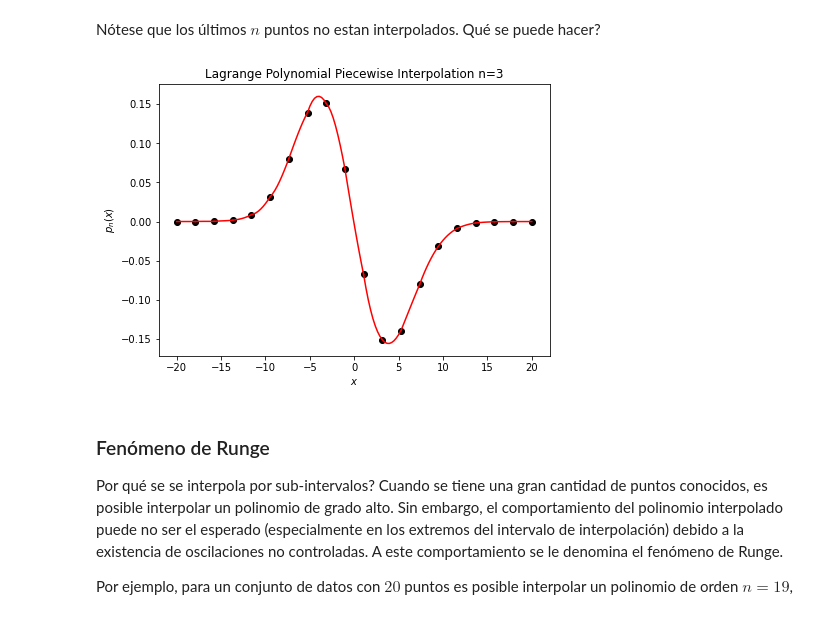
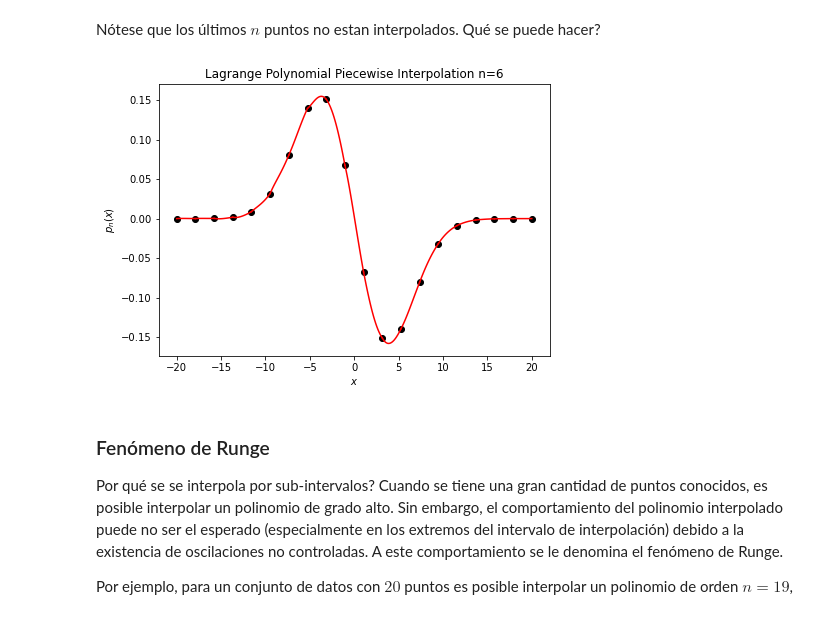
Before and after one commit to ashcat2005/ComputationalAstrophysics2022, a Jupyter notebook: 02. Interpolacion/01. Interpolacion.ipynb, the cells around one changed output. Saved outputs shown, nothing was run; the diff lists cells and outputs as text; code cells hidden in the pictures.

```diff
--- a/02. Interpolacion/01. Interpolacion.ipynb
+++ b/02. Interpolacion/01. Interpolacion.ipynb
@@ -333,7 +333,7 @@ f = data[:,1]
 N = len(x)
 
 # Degree of the polynomial to be interpolated piecewise
-n = 3
+n = 6
 
 # Check if the number of point is enough to interpolate such a polynomial
 if n>=N:
@@ -344,34 +344,34 @@ if n>=N:
 
 plt.figure(figsize=(7,5))
 plt.title(f'Lagrange Polynomial Piecewise Interpolation n={n:.0f}')
 plt.scatter(x, f, color='black')
 
 # Piecewise Interpolation Loop
 for i in range(N-n):
     xi = x[i:i+n+1]
     fi = f[i:i+n+1]
     x_interval = np.linspace(x[i],x[i+1],3*n)
     y_interval = p(x_interval,xi,fi)
     plt.plot(x_interval, y_interval,'r')
 
 # Piecewise Interpolation for the final N-n points,
 # using a lower degree polynomial
 while n>1:
     m = n-1
     for i in range(N-n,N-m):
         xi = x[i:i+m+1]
         fi = f[i:i+m+1]
         x_interval = np.linspace(x[i],x[i+1],3*m)
         y_interval = p(x_interval,xi,fi)
         plt.plot(x_interval, y_interval,'r')
     n=n-1
 
 
 plt.xlabel(r'$x$')
 plt.ylabel(r'$p_n(x)$')
 plt.show()
 # %% [output]
-[figure, old version]
+[figure, new version]
 # %% [markdown]
 ### Fenómeno de Runge
 
```
Also changed, not shown: parts of 1 cell of this notebook, 4 other files.
